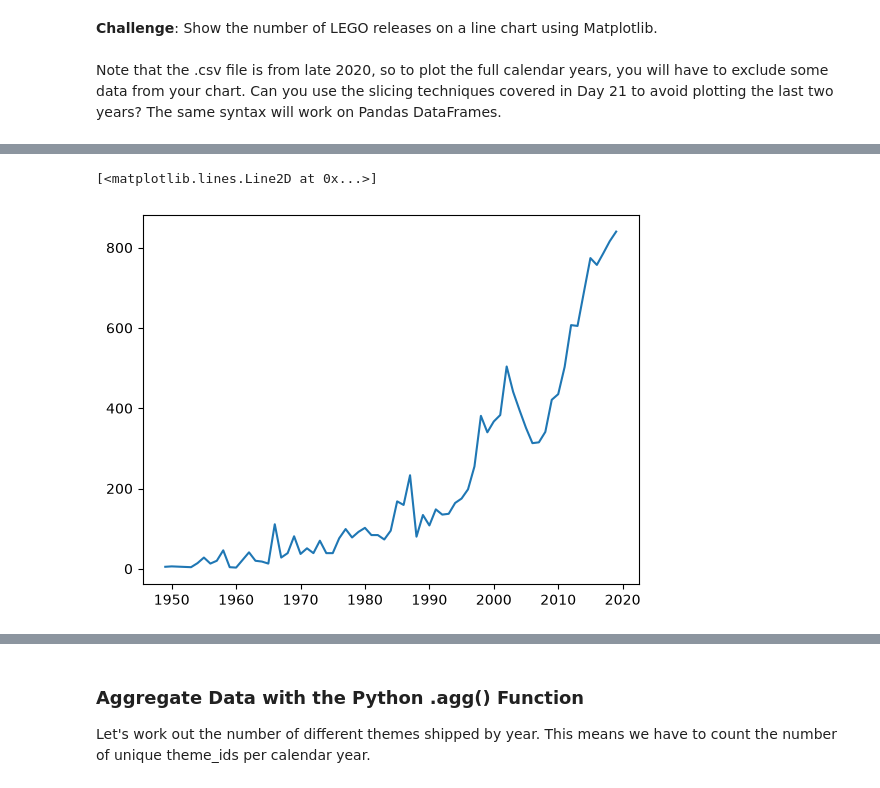
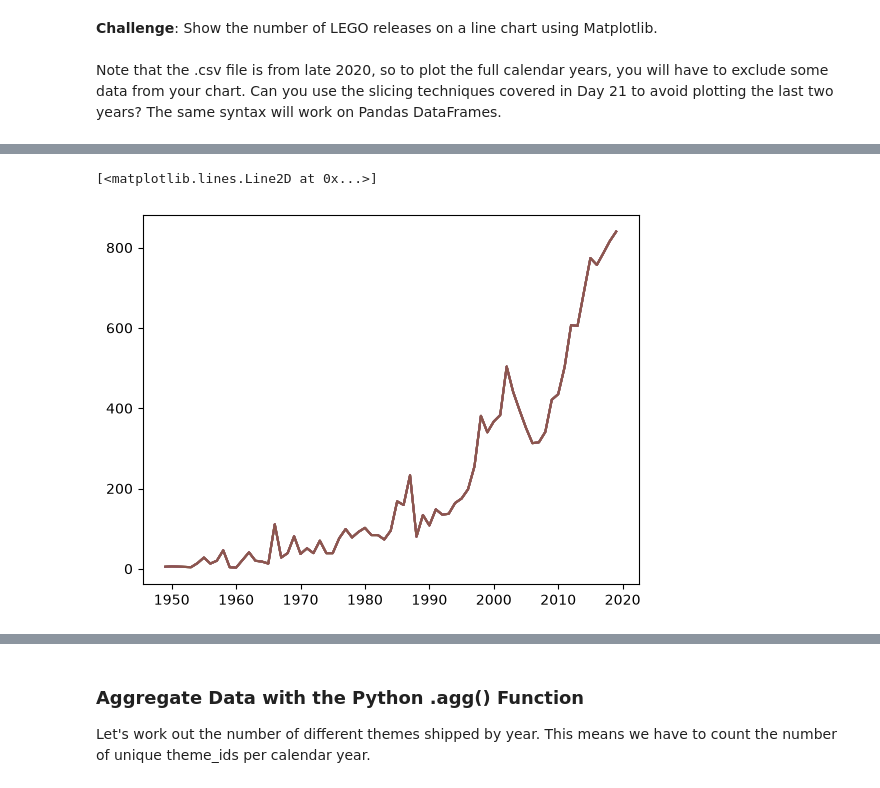
Before and after one commit to luisssSoto/100DifferentProjectsInPython, a Jupyter notebook: Day 74/Lego_Analysis_for_Course_(start).ipynb, the cells around one changed output, grey strips where cells are left out. Drawn from its saved outputs; the diff is of its cells as text; code cells hidden in the pictures.

Commit message:
revision project 74 bar, scatterplot and more

```diff
--- a/Day 74/Lego_Analysis_for_Course_(start).ipynb
+++ b/Day 74/Lego_Analysis_for_Course_(start).ipynb
@@ -147,0 +157,8 @@ np.int64(836)
+# %%
+# 1st. Approach Data Frame
+sets_by_year = set_df.groupby('year').count()
+sets_by_year.set_num.head()
+
+# 2nd. Approach Data Series
+ds_by_years = set_df.groupby('year')['set_num'].count()
+ds_by_years.head()
@@ -164,5 +177,13 @@ sets_by_year.tail()
-# %%
-pyplot.plot(sets_by_year.index[:-2], sets_by_year.set_num[:-2])
-# %% [output]
-[<matplotlib.lines.Line2D at 0x...>]
-[figure, removed]
+# %%
+# Having summed the number of LEGO sets per year, visualise this data using a line
+# chart with Matplotlib.
+
+# Only works for the 1st approach describe above
+plt.plot(sets_by_year.index[:-2], sets_by_year.set_num[:-2])
+plt.plot(sets_by_year.index[:-2], sets_by_year.values[:-2])
+
+# This works for the 2nd approach describe above
+plt.plot(ds_by_years.index[:-2], ds_by_years.values[:-2])
+# %% [output]
+[<matplotlib.lines.Line2D at 0x...>]
+[figure, added]
```
Also changed, not shown: parts of 41 cells of this notebook.
